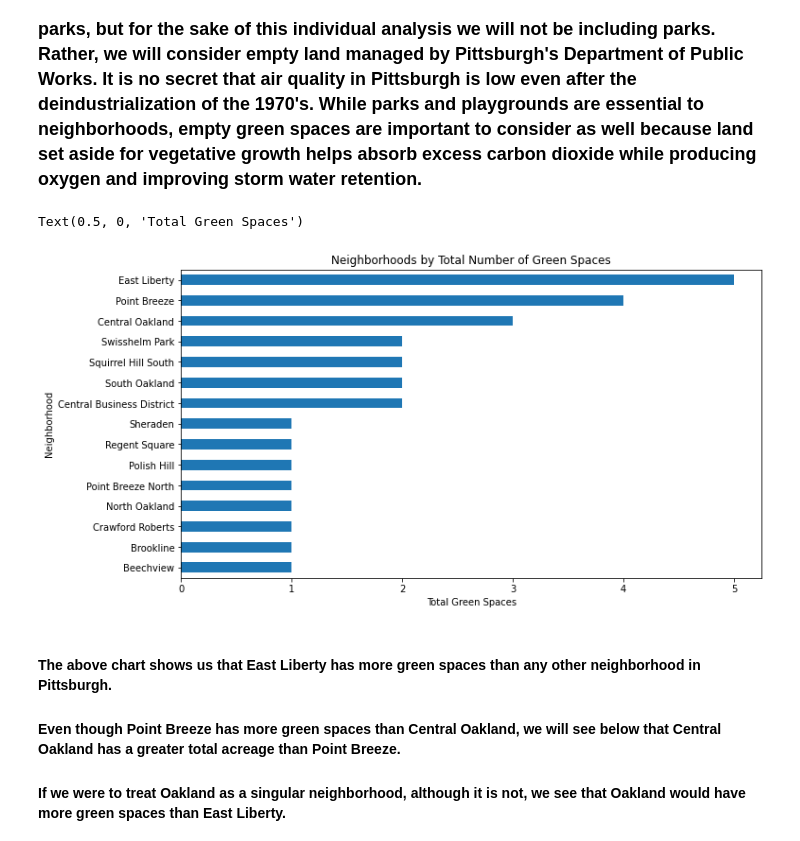
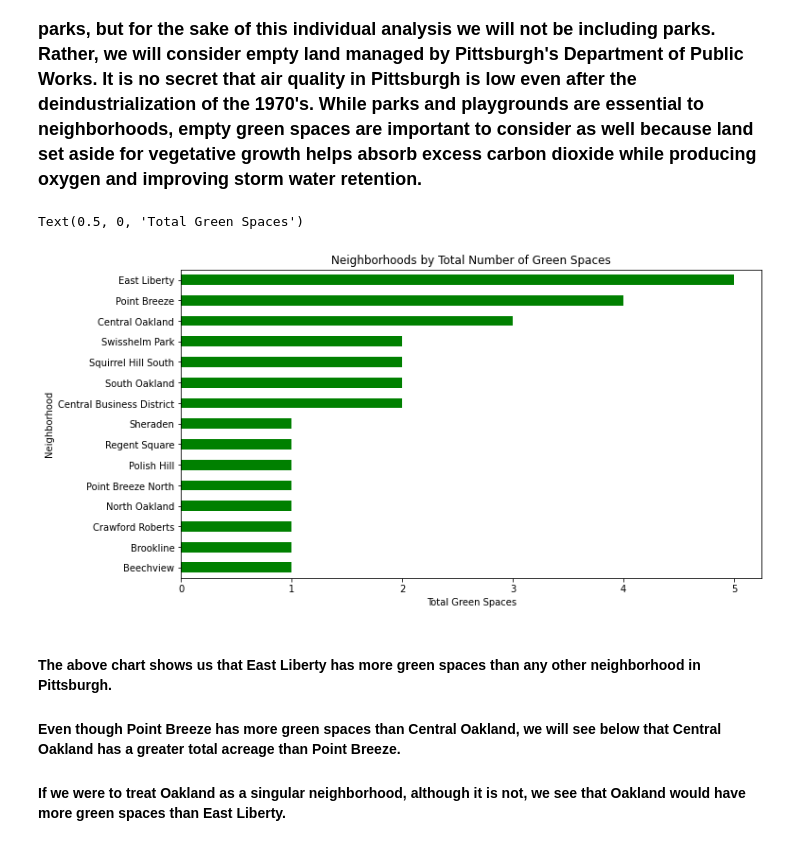
Before and after one commit to Joel961/Big-Ideas-Final-Project, a Jupyter notebook: combined_analysis.ipynb, the cells around one changed output. Cells and saved outputs as stored; diff of their text form; code cells hidden in the pictures.

```diff
--- a/combined_analysis.ipynb
+++ b/combined_analysis.ipynb
@@ -53,12 +55,12 @@ Text(0.5, 1.0, 'Pittsburgh Playgrounds')
 # %% [markdown]
 ### Green spaces can be defined as "an area of grass, trees, or other vegetation set apart for recreational or aesthetic purposes in an otherwise urban environment", including parks, but for the sake of this individual analysis we will not be including parks. Rather, we will consider empty land managed by Pittsburgh's Department of Public Works. It is no secret that air quality in Pittsburgh is low even after the deindustrialization of the 1970's. While parks and playgrounds are essential to neighborhoods, empty green spaces are important to consider as well because land set aside for vegetative growth helps absorb excess carbon dioxide while producing oxygen and improving storm water retention.
 # %%
-gspace.groupby('Neighborhood')["Total Acreage"].nunique().sort_values().plot(kind='barh', figsize=(11,6))
+gspace.groupby('Neighborhood')["Total Acreage"].nunique().sort_values().plot(kind='barh', figsize=(11,6), color="green")
 plt.title("Neighborhoods by Total Number of Green Spaces")
 plt.xlabel("Total Green Spaces")
 # %% [output]
 Text(0.5, 0, 'Total Green Spaces')
-[figure, old version]
+[figure, new version]
 # %% [markdown]
 #### The above chart shows us that East Liberty has more green spaces than any other neighborhood in Pittsburgh.
 #### Even though Point Breeze has more green spaces than Central Oakland, we will see below that Central Oakland has a greater total acreage than Point Breeze.
```
Also changed, not shown: parts of 7 cells of this notebook.
